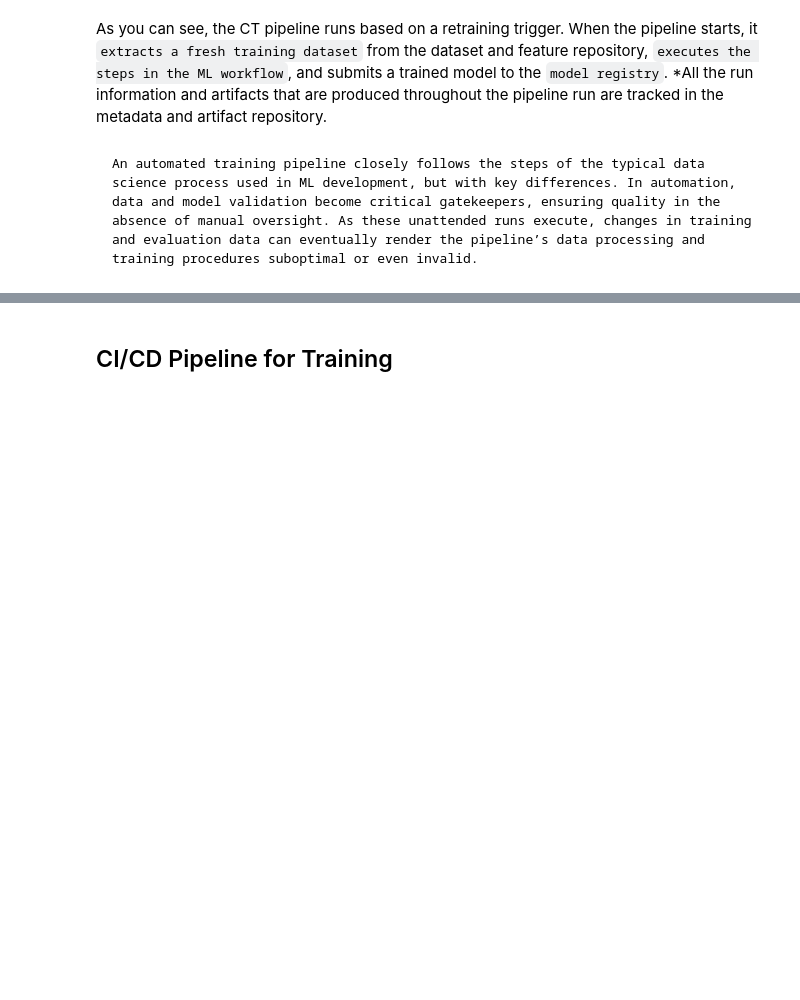
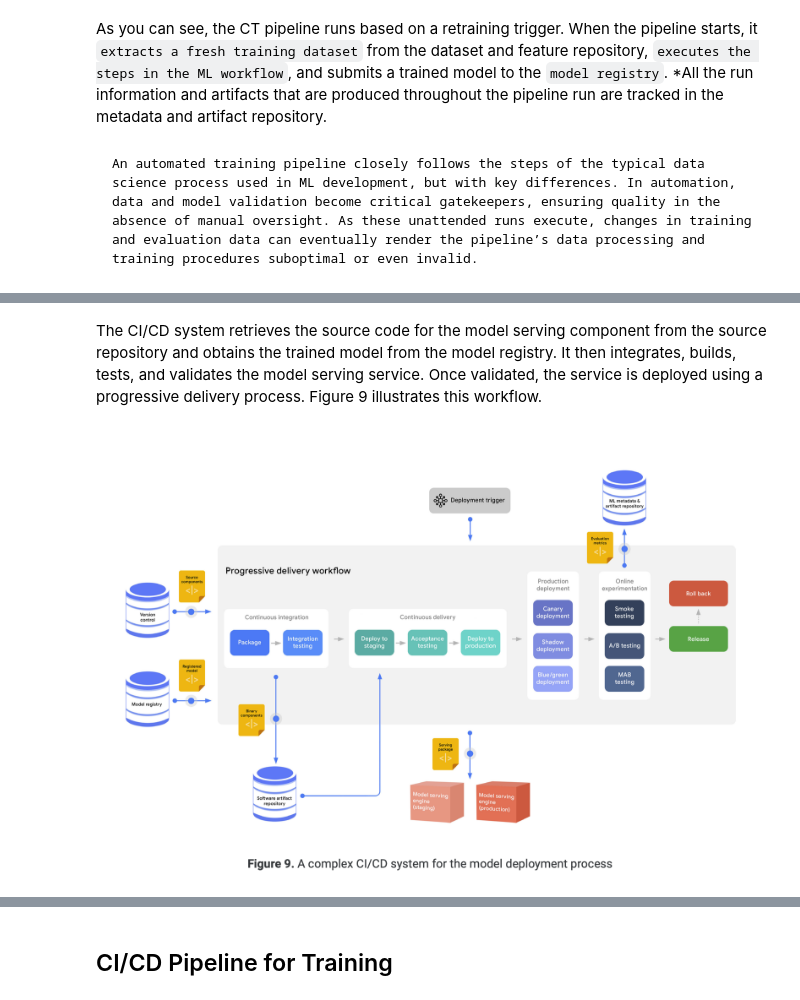
Before and after one commit to YZXBiz/mlops-gcp, a Jupyter notebook: content/02-training-operationalization.ipynb, the cells around one changed output, grey strips where cells are left out. Saved outputs shown, nothing was run; the diff lists cells and outputs as text; code cells hidden in the pictures; blank space fills up the shorter version.

```diff
--- a/content/02-training-operationalization.ipynb
+++ b/content/02-training-operationalization.ipynb
@@ -80,0 +113,9 @@ An automated training pipeline closely follows the steps of the typical data sci
+# %% [markdown]
+The CI/CD system retrieves the source code for the model serving component from the source repository and obtains the trained model from the model registry. It then integrates, builds, tests, and validates the model serving service. Once validated, the service is deployed using a progressive delivery process. Figure 9 illustrates this workflow.
+# %%
+Image(
+    "artifacts/complex_ci_cd_for_deployment.png",
+    width=1000,
+)
+# %% [output]
+[figure, added]
```
Also changed, not shown: parts of 11 cells of this notebook, 2 other files.
